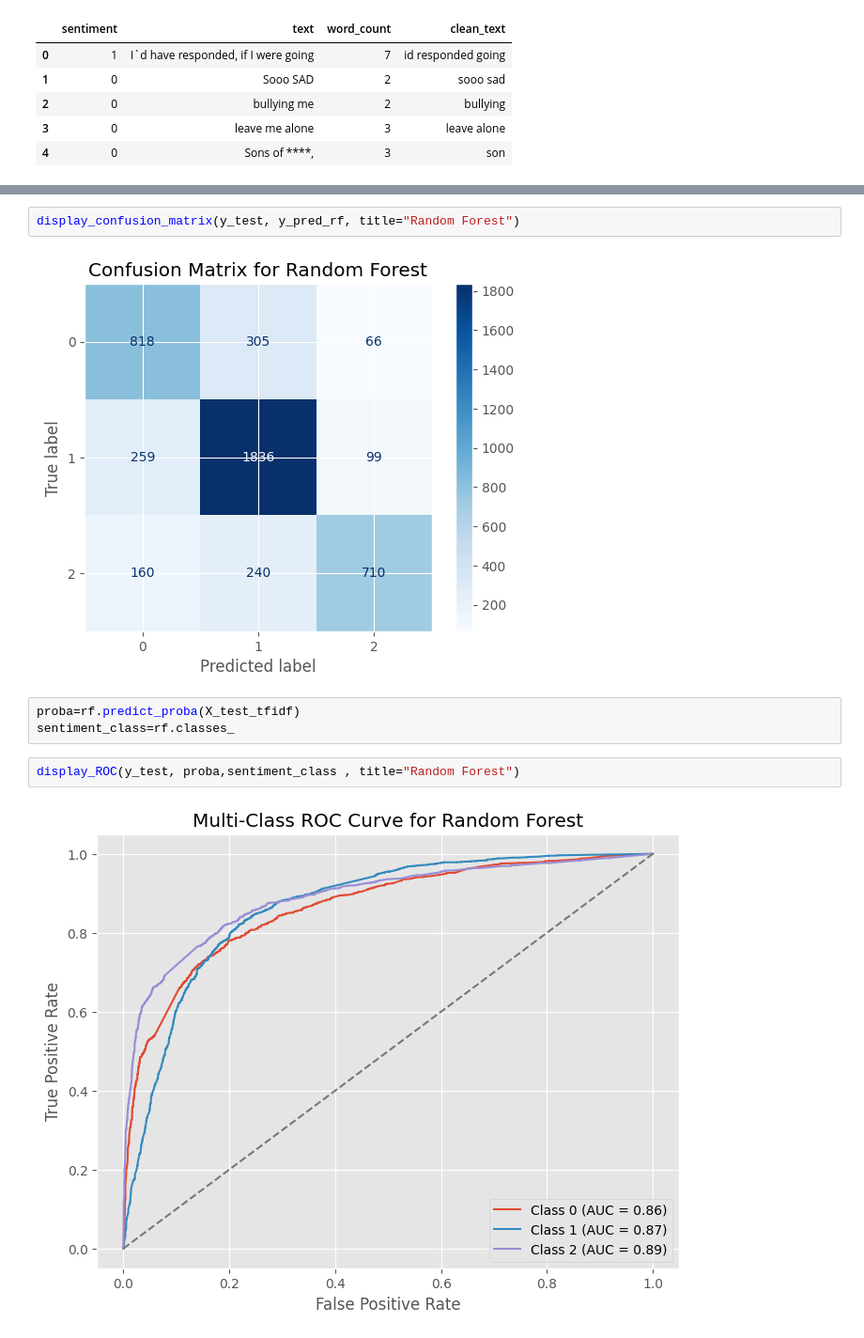
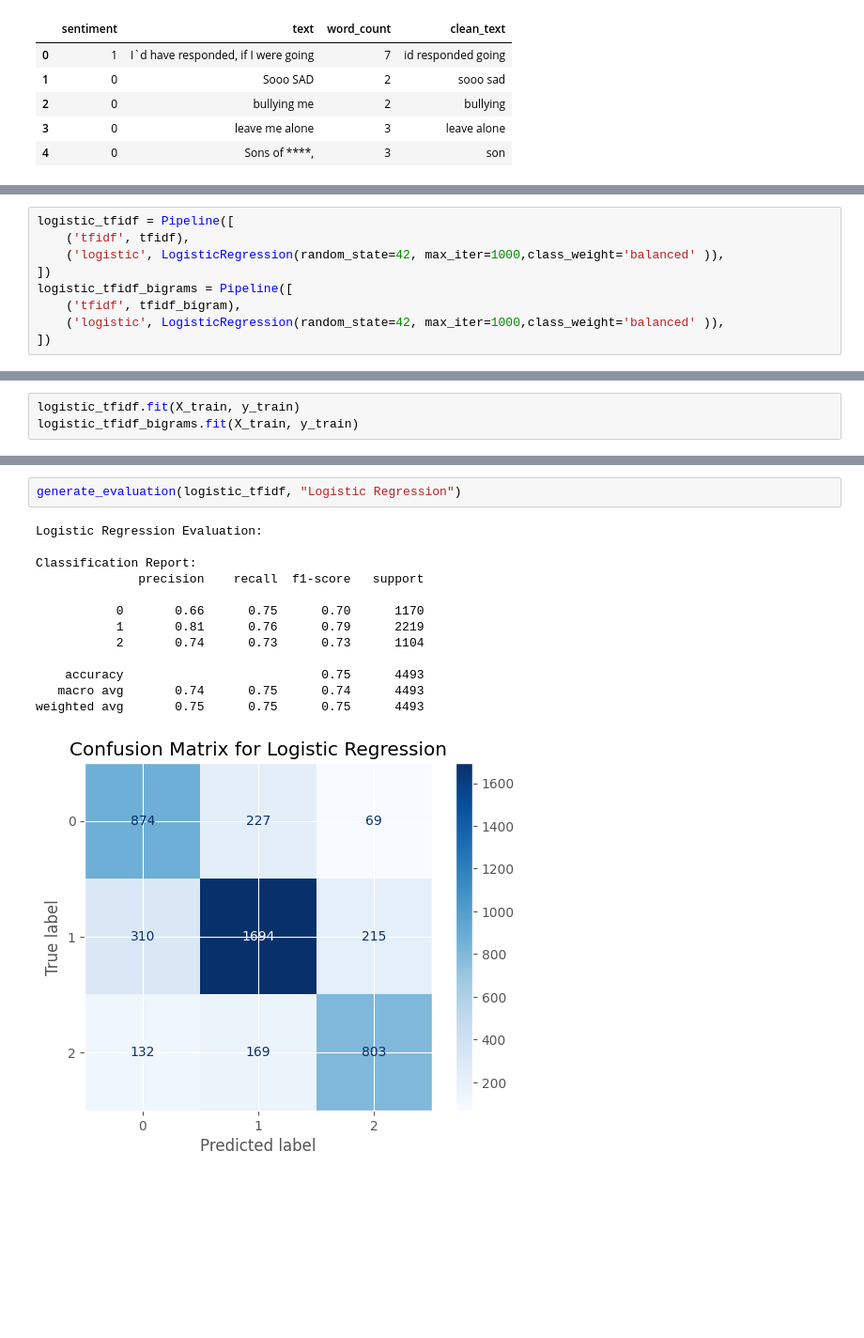
Before and after one commit to 4n1sh/AML, a Jupyter notebook: notebook/Sentiment.ipynb, the cells around one changed output, grey strips where cells are left out. Shown at 94% size. Saved outputs shown, nothing was run; the diff lists cells and outputs as text; blank space fills up the shorter version.

```diff
--- a/notebook/Untitled.ipynb
+++ b/notebook/Sentiment.ipynb
@@ -314,0 +338,9 @@ y_pred_lr = lr.predict(X_test_tfidf)
+# %%
+logistic_tfidf = Pipeline([
+    ('tfidf', tfidf),
+    ('logistic', LogisticRegression(random_state=42, max_iter=1000,class_weight='balanced' )),
+])
+logistic_tfidf_bigrams = Pipeline([
+    ('tfidf', tfidf_bigram),
+    ('logistic', LogisticRegression(random_state=42, max_iter=1000,class_weight='balanced' )),
+])
@@ -314,0 +355,3 @@ y_pred_lr = lr.predict(X_test_tfidf)
+# %%
+logistic_tfidf.fit(X_train, y_train)
+logistic_tfidf_bigrams.fit(X_train, y_train)
@@ -392,11 +420,16 @@ display_ROC(y_test, proba,sentiment_class , title="Logistic Regression")
-# %%
-display_confusion_matrix(y_test, y_pred_rf, title="Random Forest")
-# %% [output]
-[figure, removed]
-# %%
-proba=rf.predict_proba(X_test_tfidf)
-sentiment_class=rf.classes_
-# %%
-display_ROC(y_test, proba,sentiment_class , title="Random Forest")
-# %% [output]
-[figure, removed]
+# %%
+generate_evaluation(logistic_tfidf, "Logistic Regression")
+# %% [output]
+Logistic Regression Evaluation:
+
+Classification Report:
+              precision    recall  f1-score   support
+
+           0       0.66      0.75      0.70      1170
+           1       0.81      0.76      0.79      2219
+           2       0.74      0.73      0.73      1104
+
+    accuracy                           0.75      4493
+   macro avg       0.74      0.75      0.74      4493
+weighted avg       0.75      0.75      0.75      4493
+[figure, added]
```
Also changed, not shown: parts of 27 cells of this notebook, 1 other file.
